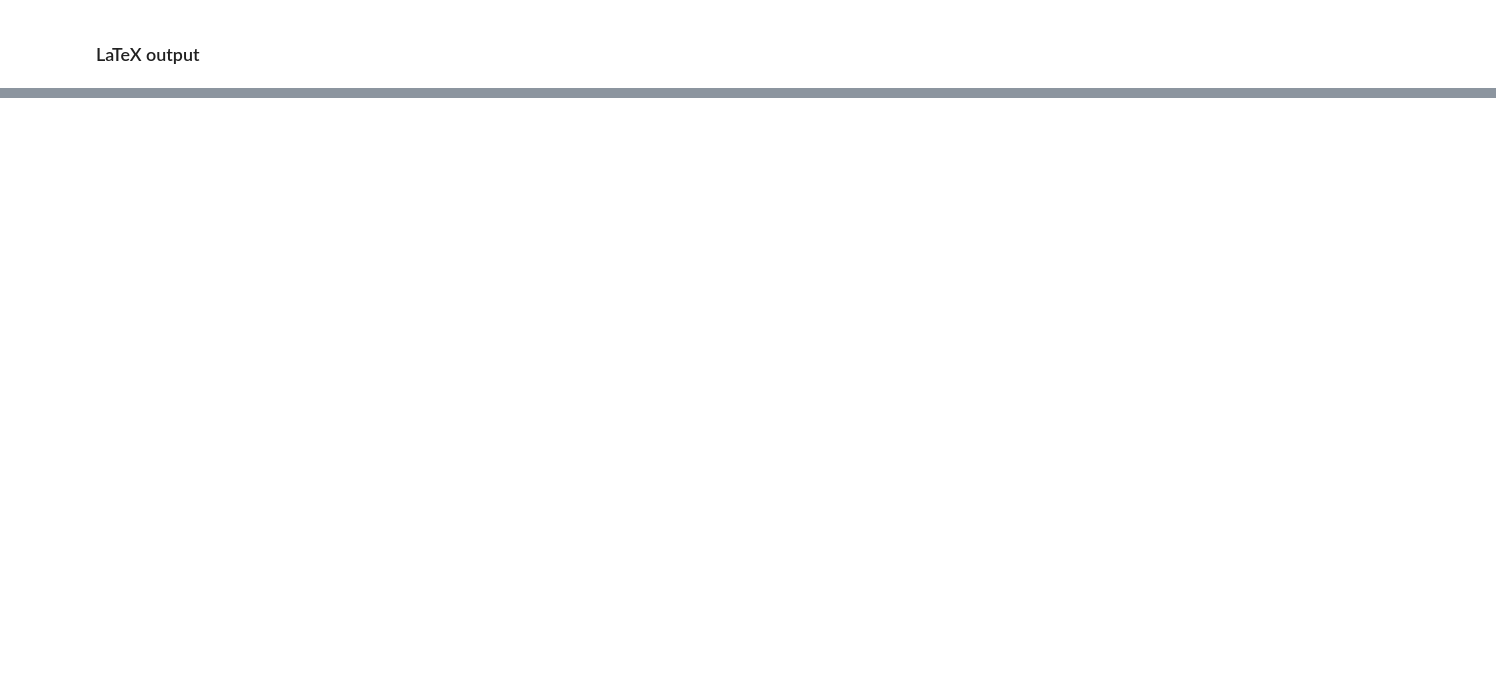
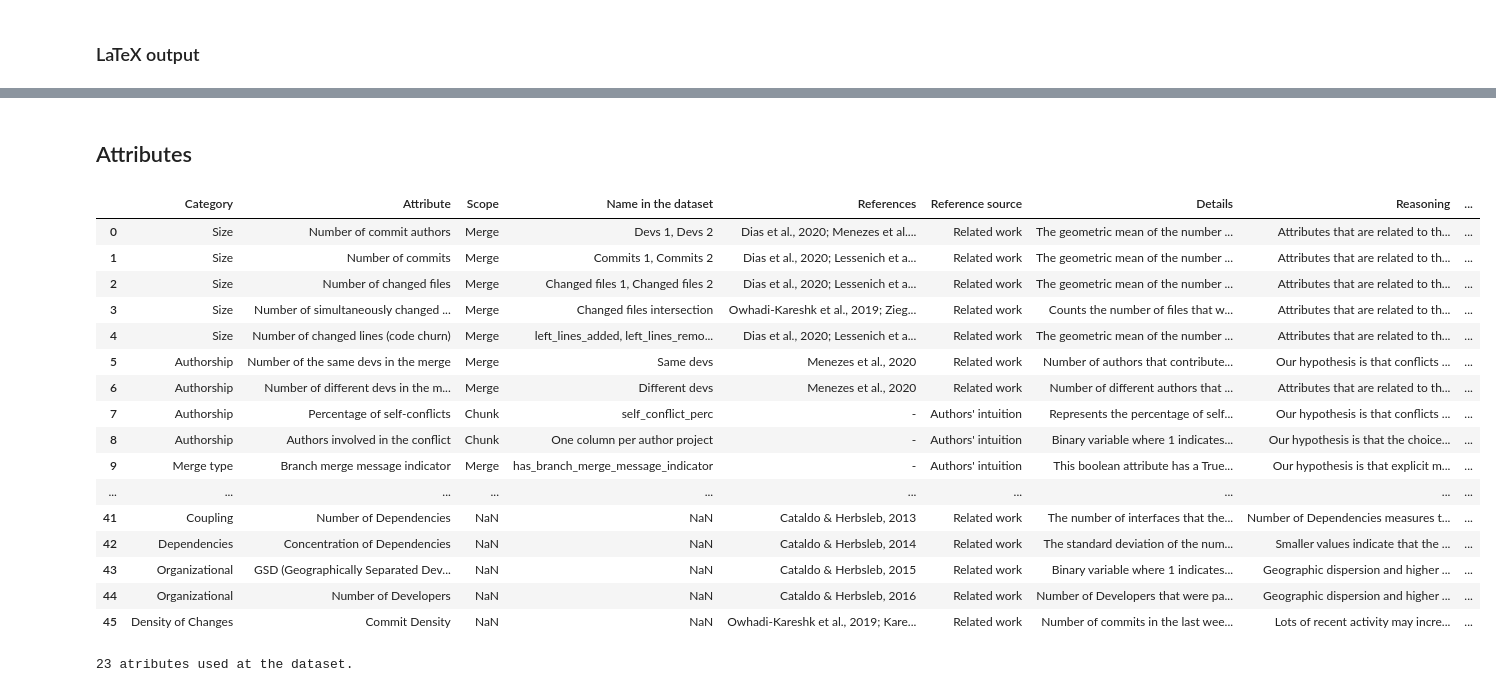
Before and after one commit to gems-uff/mestre, a Jupyter notebook: scripts/paper/tables.ipynb, the cells around one changed output, grey strips where cells are left out. Cells and saved outputs as stored; diff of their text form; code cells hidden in the pictures; blank space fills up the shorter version.

Commit message:
Add table of attributes to notebook paper/tables

```diff
--- a/scripts/paper/tables.ipynb
+++ b/scripts/paper/tables.ipynb
@@ -436,2 +438,30 @@ with pd.option_context("max_colwidth", None):
 \bottomrule
 \end{tabular}
+# %% [markdown]
+## Attributes
+# %%
+attributes = pd.read_csv("../../data/attributes.csv")
+attributes
+# %% [output]
+|  | Category | Attribute | Scope | Name in the dataset | References | Reference source | Details | Reasoning | ... |
+| 0 | Size | Number of commit authors | Merge | Devs 1, Devs 2 | Dias et al., 2020; Menezes et al.... | Related work | The geometric mean of the number ... | Attributes that are related to th... | ... |
+| 1 | Size | Number of commits | Merge | Commits 1, Commits 2 | Dias et al., 2020; Lessenich et a... | Related work | The geometric mean of the number ... | Attributes that are related to th... | ... |
+| 2 | Size | Number of changed files | Merge | Changed files 1, Changed files 2 | Dias et al., 2020; Lessenich et a... | Related work | The geometric mean of the number ... | Attributes that are related to th... | ... |
+| 3 | Size | Number of simultaneously changed ... | Merge | Changed files intersection | Owhadi-Kareshk et al., 2019; Zieg... | Related work | Counts the number of files that w... | Attributes that are related to th... | ... |
+| 4 | Size | Number of changed lines (code churn) | Merge | left_lines_added, left_lines_remo... | Dias et al., 2020; Lessenich et a... | Related work | The geometric mean of the number ... | Attributes that are related to th... | ... |
+| 5 | Authorship | Number of the same devs in the merge | Merge | Same devs | Menezes et al., 2020 | Related work | Number of authors that contribute... | Our hypothesis is that conflicts ... | ... |
+| 6 | Authorship | Number of different devs in the m... | Merge | Different devs | Menezes et al., 2020 | Related work | Number of different authors that ... | Attributes that are related to th... | ... |
+| 7 | Authorship | Percentage of self-conflicts | Chunk | self_conflict_perc | - | Authors' intuition | Represents the percentage of self... | Our hypothesis is that conflicts ... | ... |
+| 8 | Authorship | Authors involved in the conflict | Chunk | One column per author project | - | Authors' intuition | Binary variable where 1 indicates... | Our hypothesis is that the choice... | ... |
+| 9 | Merge type | Branch merge message indicator | Merge | has_branch_merge_message_indicator | - | Authors' intuition | This boolean attribute has a True... | Our hypothesis is that explicit m... | ... |
+| ... | ... | ... | ... | ... | ... | ... | ... | ... | ... |
+| 41 | Coupling | Number of Dependencies | NaN | NaN | Cataldo & Herbsleb, 2013 | Related work | The number of interfaces that the... | Number of Dependencies measures t... | ... |
+| 42 | Dependencies | Concentration of Dependencies | NaN | NaN | Cataldo & Herbsleb, 2014 | Related work | The standard deviation of the num... | Smaller values indicate that the ... | ... |
+| 43 | Organizational | GSD (Geographically Separated Dev... | NaN | NaN | Cataldo & Herbsleb, 2015 | Related work | Binary variable where 1 indicates... | Geographic dispersion and higher ... | ... |
+| 44 | Organizational | Number of Developers | NaN | NaN | Cataldo & Herbsleb, 2016 | Related work | Number of Developers that were pa... | Geographic dispersion and higher ... | ... |
+| 45 | Density of Changes | Commit Density | NaN | NaN | Owhadi-Kareshk et al., 2019; Kare... | Related work | Number of commits in the last wee... | Lots of recent activity may incre... | ... |
+# %%
+attributes_used = attributes[attributes["Name in the dataset"].notna()]
+print(f"{attributes_used.shape[0]} atributes used at the dataset.")
+# %% [output]
+23 atributes used at the dataset.
```
Also changed, not shown: parts of 26 cells of this notebook.
